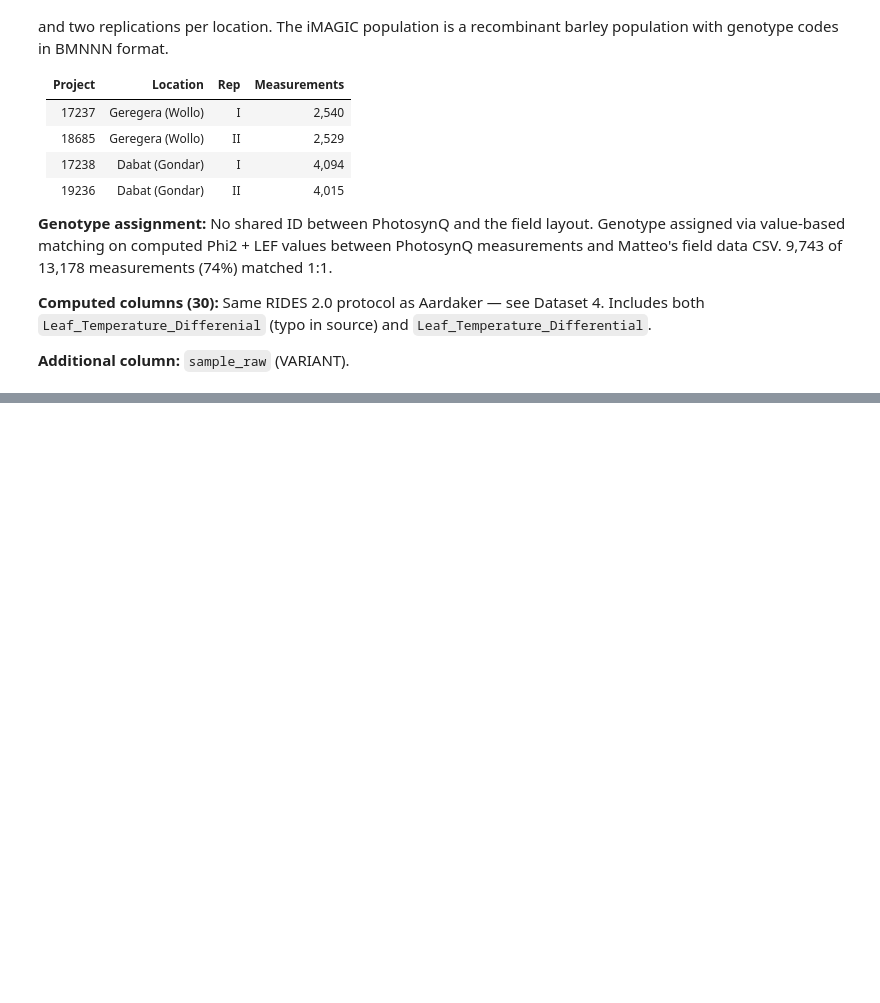
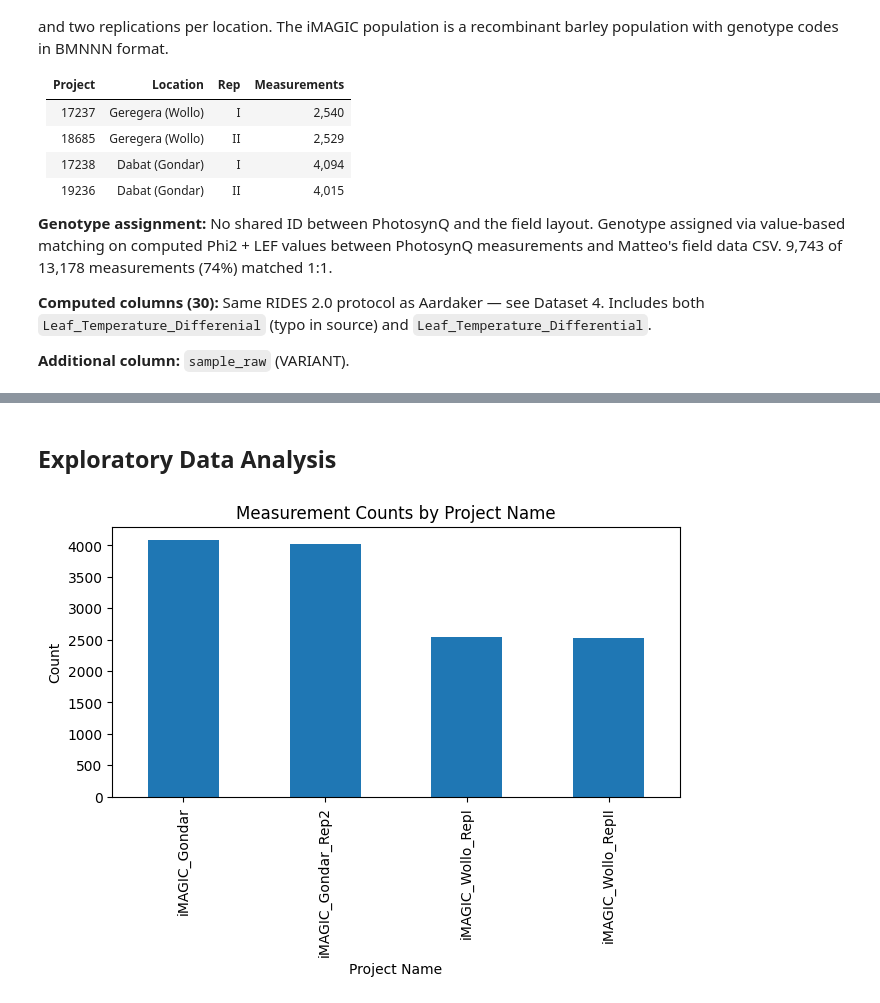
Before and after one commit to Computational-Biology-Aachen/2026-photosynthesis-hackathon-template, a Jupyter notebook: 06-barely-ethiopia.ipynb, the cells around one changed output, grey strips where cells are left out. Drawn from its saved outputs; the diff is of its cells as text; code cells hidden in the pictures; blank space fills up the shorter version.

```diff
--- a/06-barely-ethiopia.ipynb
+++ b/06-barely-ethiopia.ipynb
@@ -26,3 +26,15 @@
 **Computed columns (30):** Same RIDES 2.0 protocol as Aardaker — see Dataset 4. Includes both `Leaf_Temperature_Differenial` (typo in source) and `Leaf_Temperature_Differential`.
 
 **Additional column:** `sample_raw` (VARIANT).
+# %%
+from pathlib import Path
+
+import matplotlib.pyplot as plt
+import pandas as pd
+import seaborn as sns
+
+from src.data import load_barley_imagic
+
+df = load_barley_imagic(Path("data"))
+print(f"Shape: {df.shape}")
+print(f"Columns: {list(df.columns)}")
@@ -28,0 +54,11 @@
+# %% [markdown]
+## Exploratory Data Analysis
+# %%
+fig, ax = plt.subplots(layout="constrained")
+df["project_name"].value_counts().sort_index().plot.bar(ax=ax)
+ax.set_xlabel("Project Name")
+ax.set_ylabel("Count")
+ax.set_title("Measurement Counts by Project Name")
+plt.show()
+# %% [output]
+[figure, added]
```
Also changed, not shown: parts of 12 cells of this notebook, 11 other files.
